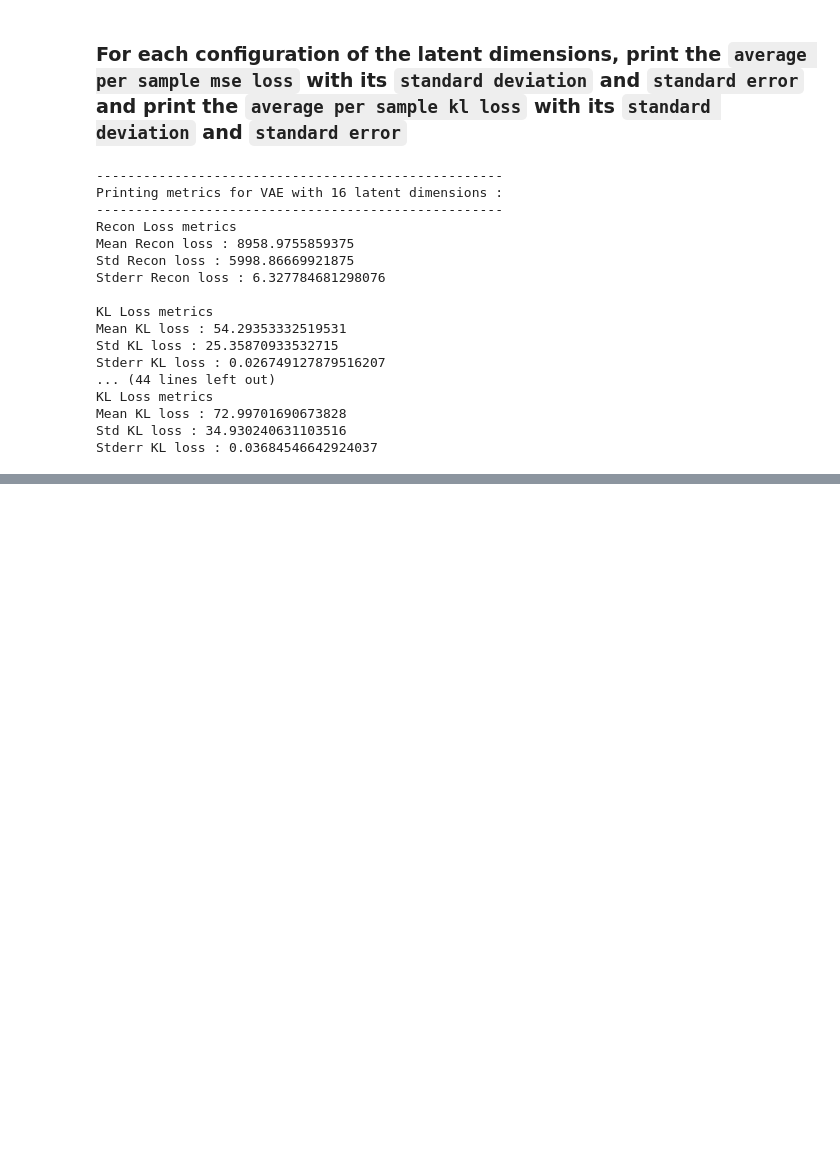
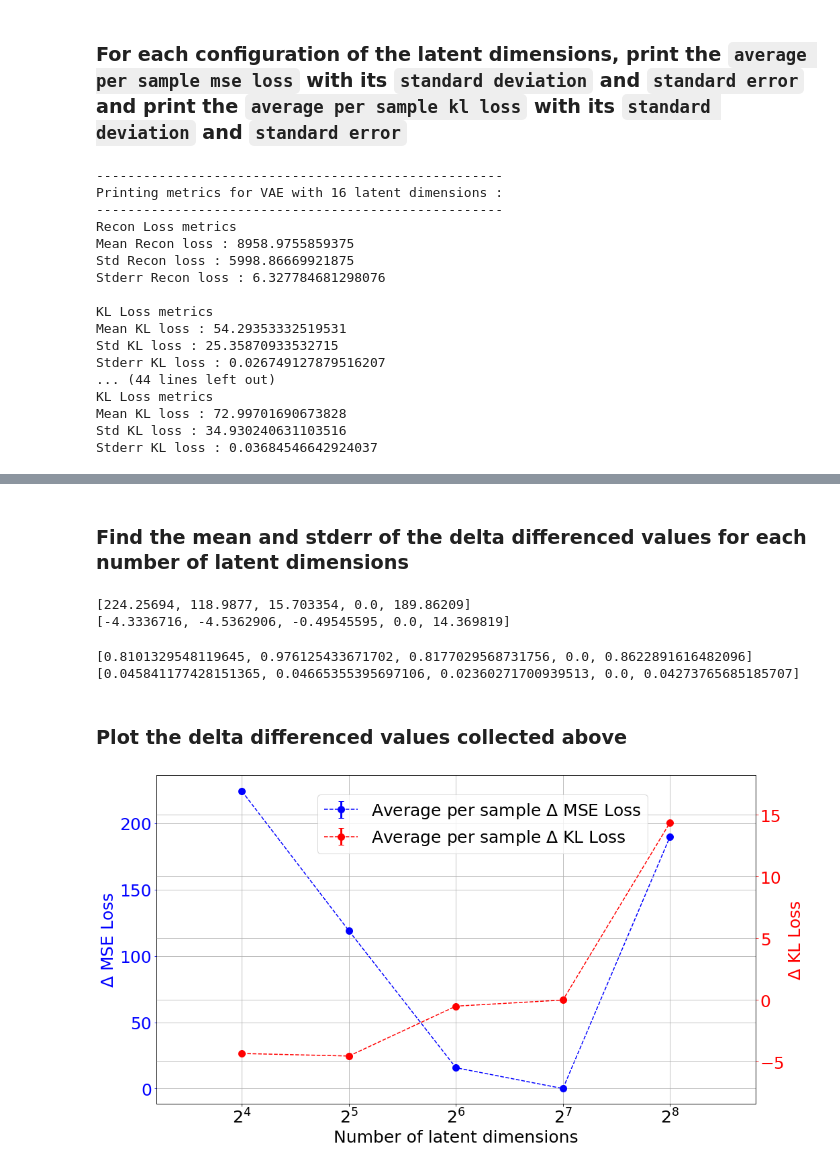
Before and after one commit to WatChMaL/CNN, a Jupyter notebook: NIPS_2019_Notebooks/Latent dimension comparisons.ipynb, the cells around one changed output, grey strips where cells are left out. Saved outputs shown, nothing was run; the diff lists cells and outputs as text; code cells hidden in the pictures; blank space fills up the shorter version.

```diff
--- a/NIPS_2019_Notebooks/Latent dimension comparisons.ipynb
+++ b/NIPS_2019_Notebooks/Latent dimension comparisons.ipynb
@@ -117,0 +220,3 @@ Stderr KL loss : 0.03684546642924037
+# %%
+for df in dump_dfs:
+    df.sort_values(by="index", inplace=True)
@@ -117,0 +225,2 @@ Stderr KL loss : 0.03684546642924037
+# %%
+ref_df_idx = 3
@@ -117,0 +229,74 @@ Stderr KL loss : 0.03684546642924037
+# %%
+for df in dump_dfs:
+    df["delta recon_loss"] = df["recon_loss"].values - dump_dfs[ref_df_idx]["recon_loss"].values
+    df["delta kl_loss"] = df["kl_loss"].values - dump_dfs[ref_df_idx]["kl_loss"].values
+# %% [markdown]
+### Find the mean and stderr of the delta differenced values for each number of latent dimensions
+# %%
+delta_recon_mean, delta_kl_mean, delta_recon_stderr, delta_kl_stderr = [], [], [], []
+
+for df in dump_dfs:
+    delta_recon_loss, delta_kl_loss = df["delta recon_loss"], df["delta kl_loss"]
+
+    delta_recon_mean.append(np.mean(delta_recon_loss.values))
+    delta_kl_mean.append(np.mean(delta_kl_loss.values))
+
+    delta_recon_stderr.append(np.std(delta_recon_loss.values)/math.sqrt(df["delta recon_loss"].values.shape[0]))
+    delta_kl_stderr.append(np.std(delta_kl_loss.values)/math.sqrt(df["delta kl_loss"].values.shape[0]))
+# %%
+print(delta_recon_mean)
+print(delta_kl_mean)
+# %% [output]
+[224.25694, 118.9877, 15.703354, 0.0, 189.86209]
+[-4.3336716, -4.5362906, -0.49545595, 0.0, 14.369819]
+# %%
+print(delta_recon_stderr)
+print(delta_kl_stderr)
+# %% [output]
+[0.8101329548119645, 0.976125433671702, 0.8177029568731756, 0.0, 0.8622891616482096]
+[0.045841177428151365, 0.04665355395697106, 0.02360271700939513, 0.0, 0.04273765685185707]
+# %% [markdown]
+### Plot the delta differenced values collected above
+# %%
+# Plot the metrics for the training subset
+
+# Initialize the plot
+fig, ax1 = plt.subplots(figsize=(16,9))
+
+# Set the x-axes ticks for the plot
+ax1.set_xticks(latent_dims)
+
+# Use the same x-axis to plot the KL loss
+ax2 = ax1.twinx()
+
+# Plot the MSE values collected above
+ax1.errorbar(latent_dims, delta_recon_mean, yerr=delta_recon_stderr,
+             linestyle='dashed', marker='o', markersize=10,
+             elinewidth=3, capsize=4.0, color="blue",
+             label=r"Average per sample $\Delta$ MSE Loss")
+
+# Plot the KL values collected above
+ax2.errorbar(latent_dims, delta_kl_mean, yerr=delta_kl_stderr,
+             linestyle='dashed', marker='o', markersize=10,
+             elinewidth=3, capsize=4.0, color="red",
+             label=r"Average per sample $\Delta$ KL Loss")
+
+# Setup plot characteristics
+ax1.tick_params(axis="x", labelsize=25)
+ax1.set_xlabel("Number of latent dimensions", fontsize=25)
+ax1.set_xscale("log", basex=2)
+
+ax1.set_ylabel(r"$\Delta$ MSE Loss", fontsize=25, color="blue")
+ax1.tick_params(axis="y", labelsize=25, colors="blue")
+
+ax2.set_ylabel(r"$\Delta$ KL Loss", fontsize=25, color="red")
+ax2.tick_params(axis="y", labelsize=25, colors="red")
+
+plt.margins(0.2)
+ax1.grid(True)
+ax2.grid(True)
+
+lgd = fig.legend(prop={"size":25}, loc='center', bbox_to_anchor=(0.5, 0.75))
+plt.savefig("figures/latent_dimensions_vs_delta_differenced_loss.pdf", format="pdf", dpi=600, bbox_inches="tight")
+# %% [output]
+[figure, added]
```
Also changed, not shown: parts of 12 cells of this notebook, 2 other files.
